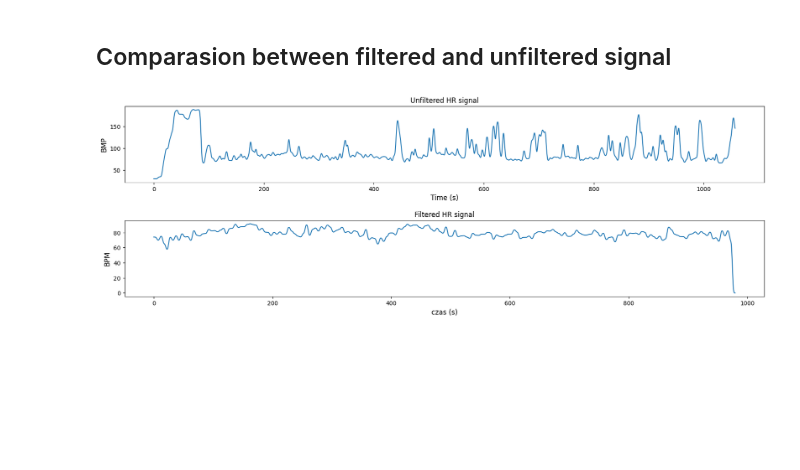
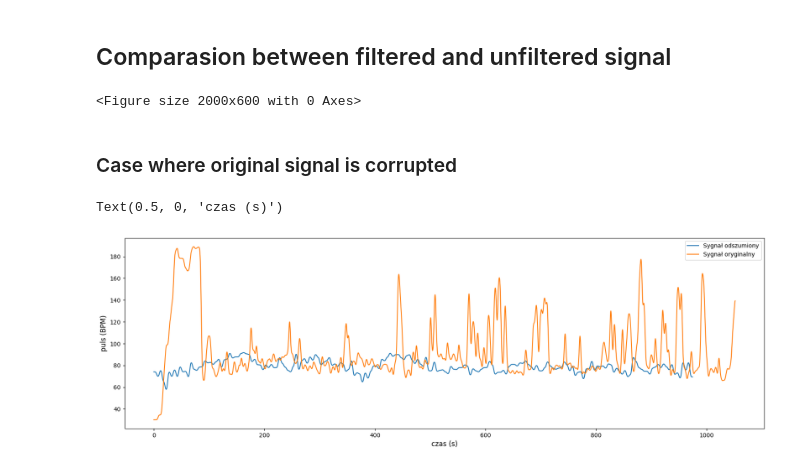
Before and after one commit to janmaciag/BVP-Signal-Filtering, a Jupyter notebook: Dane.ipynb, the cells around one changed output. Cells and saved outputs as stored; diff of their text form; code cells hidden in the pictures; blank space fills up the shorter version.

```diff
--- a/Dane.ipynb
+++ b/Dane.ipynb
@@ -239,22 +233,21 @@ for i in new_bvp:
 ## Comparasion between filtered and unfiltered signal
 # %%
 plt.figure(figsize=(20,6))
-time_array = np.arange(len(gaussian_filter(df[19]["Pulse"], sigma= 50))) * interval
-
-plt.subplot(2, 1, 1)
-plt.plot(time_array, gaussian_filter(df[19]["Pulse"], sigma= 50))
-plt.ylabel("BMP", fontsize=12)
-plt.xlabel("Time (s)", fontsize=12)
-plt.title("Unfiltered HR signal")
-
-time_array = np.arange(len(pulse_list[19])) * interval
-plt.subplot(2, 1, 2)
-plt.plot(time_array, gaussian_filter(pulse_list[19], sigma= 50))
-plt.ylabel("BPM", fontsize=12)
-plt.xlabel("czas (s)", fontsize=12)
-plt.title("Filtered HR signal")
-
-
-plt.subplots_adjust(hspace=0.5)
+idx = 19
 # %% [output]
-[figure, removed]
+<Figure size 2000x600 with 0 Axes>
+# %% [markdown]
+### Case where original signal is corrupted
+# %%
+interval = 1/40
+plt.figure(figsize=(20,6))
+time_array = np.arange(len(gaussian_filter(pulse_list[idx][:-200], sigma= 50))) * interval
+plt.plot(time_array, (gaussian_filter(pulse_list[idx][:-200], sigma= 50)), label = "Sygnał odszumiony")
+time_array = np.arange(len(gaussian_filter(df[idx]["Pulse"][:-200], sigma= 50))) * interval
+plt.plot(time_array, (gaussian_filter(df[idx]["Pulse"][:-200], sigma= 50)), label = "Sygnał oryginalny")
+plt.legend()
+plt.ylabel("puls (BPM)", fontsize = 12)
+plt.xlabel("czas (s)", fontsize = 12)
+# %% [output]
+Text(0.5, 0, 'czas (s)')
+[figure, added]
```
Also changed, not shown: parts of 6 cells of this notebook.
